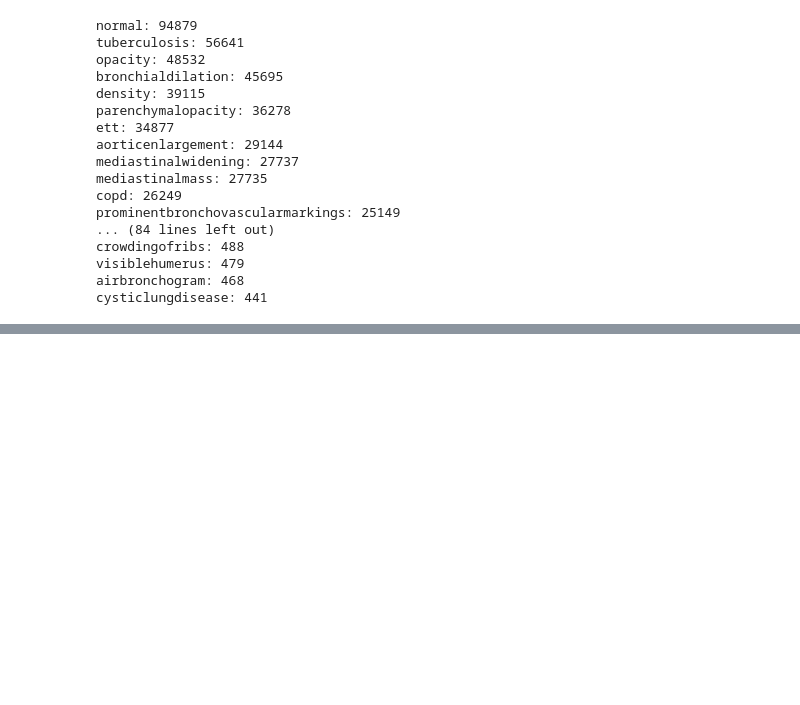
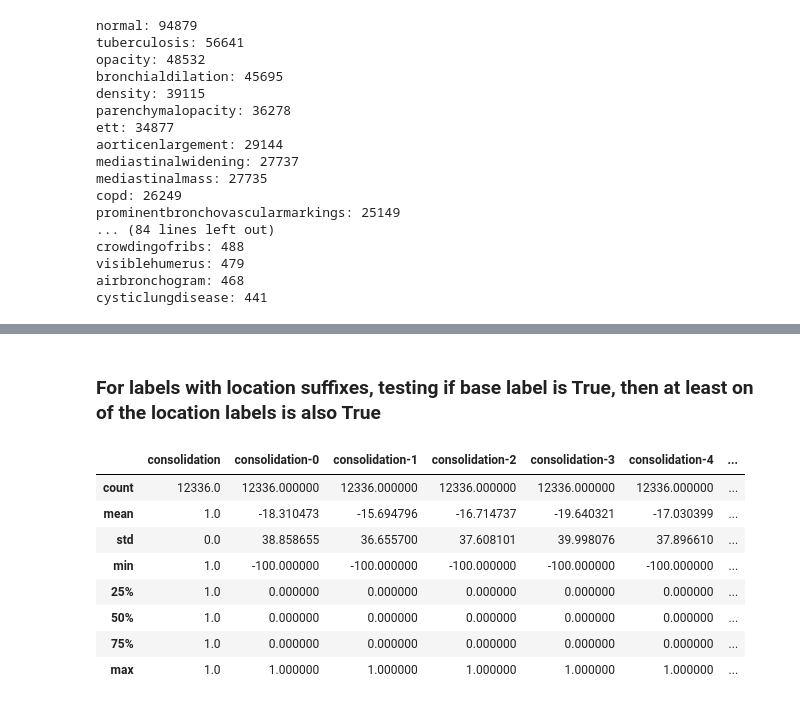
Before and after one commit to pranavrao-qure/MiniTasks, a Jupyter notebook: Radbert/ReportTagAnalysis.ipynb, the cells around one changed output, grey strips where cells are left out. Saved outputs shown, nothing was run; the diff lists cells and outputs as text; code cells hidden in the pictures; blank space fills up the shorter version.

```diff
--- a/Radbert/ReportTagAnalysis.ipynb
+++ b/Radbert/ReportTagAnalysis.ipynb
@@ -179,0 +256,2 @@ cysticlungdisease: 441
+# %% [markdown]
+### For labels with location suffixes, testing if base label is True, then at least on of the location labels is also True ###
@@ -179,0 +261,13 @@ cysticlungdisease: 441
+# %%
+consolidation_rows = label_rows(tags_med_df, 'consolidation', location_suffixes)
+consolidation_rows.describe()
+# %% [output]
+|  | consolidation | consolidation-0 | consolidation-1 | consolidation-2 | consolidation-3 | consolidation-4 | ... |
+| count | 12336.0 | 12336.000000 | 12336.000000 | 12336.000000 | 12336.000000 | 12336.000000 | ... |
+| mean | 1.0 | -18.310473 | -15.694796 | -16.714737 | -19.640321 | -17.030399 | ... |
+| std | 0.0 | 38.858655 | 36.655700 | 37.608101 | 39.998076 | 37.896610 | ... |
+| min | 1.0 | -100.000000 | -100.000000 | -100.000000 | -100.000000 | -100.000000 | ... |
+| 25% | 1.0 | 0.000000 | 0.000000 | 0.000000 | 0.000000 | 0.000000 | ... |
+| 50% | 1.0 | 0.000000 | 0.000000 | 0.000000 | 0.000000 | 0.000000 | ... |
+| 75% | 1.0 | 0.000000 | 0.000000 | 0.000000 | 0.000000 | 0.000000 | ... |
+| max | 1.0 | 1.000000 | 1.000000 | 1.000000 | 1.000000 | 1.000000 | ... |
```
Also changed, not shown: parts of 34 cells of this notebook, 1 other file.
